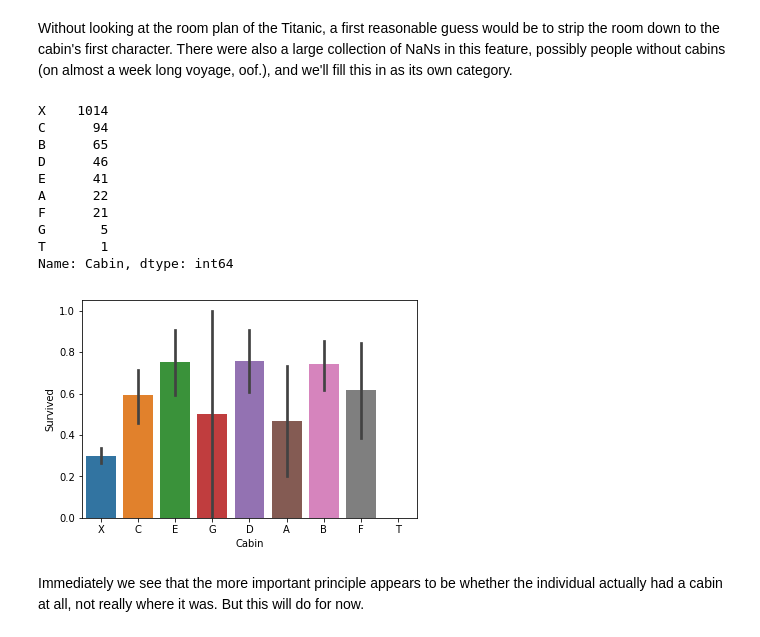
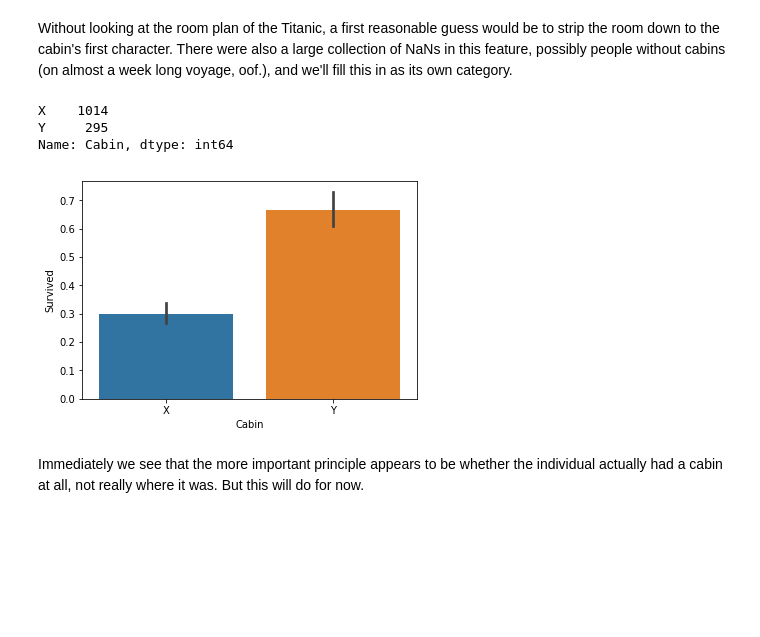
Before and after one commit to dj325/titanic_ensemble, a Jupyter notebook: titanic_reg.ipynb, the cells around one changed output. Drawn from its saved outputs; the diff is of its cells as text; code cells hidden in the pictures; blank space fills up the shorter version.

```diff
--- a/titanic_reg.ipynb
+++ b/titanic_reg.ipynb
@@ -189,6 +193,6 @@ def get_unique_titles(names):
 def get_title_from_name(name):
     return name.split(',')[1].split('.')[0].strip()
 # %%
-df_raw['Title'] = df_raw.Name.apply(get_title_from_name)
-sns.barplot('Title', 'Survived', data=df_raw);
+df['Title'] = df_raw.Name.apply(get_title_from_name)
+sns.barplot('Title', 'Survived', data=df);
 # %% [output]
@@ -217,6 +221,6 @@ Capt              1
 Name: Title, dtype: int64
 # %%
-all_names = df_raw.Name
+all_names = df.Name
 titles = get_unique_titles(all_names)
 
 title_mapping = {
@@ -240,6 +244,6 @@ title_mapping = {
     'Dona' : 3
 }
 
-df_raw['Title'] = df_raw.Name.apply(get_title_from_name)
-df_raw.Title = df_raw.Title.apply(lambda x: title_mapping[x])
+df['Title'] = df.Name.apply(get_title_from_name)
+df.Title = df.Title.apply(lambda x: title_mapping[x])
 # %%
@@ -270,26 +274,19 @@ def replace_cabins_with_level(cabin):
     if pd.isnull(cabin):
         return 'X'
     else:
-        return cabin[0]
+        return 'Y'
 # %%
-df_raw.Cabin = df_raw.Cabin.apply(replace_cabins_with_level)
+df.Cabin = df_raw.Cabin.apply(replace_cabins_with_level)
 # %%
-df_raw.Cabin.value_counts()
+df.Cabin.value_counts()
 # %% [output]
 X    1014
-C      94
-B      65
-D      46
-E      41
-A      22
-F      21
-G       5
-T       1
+Y     295
 Name: Cabin, dtype: int64
 # %%
-sns.barplot(x="Cabin", y="Survived", data=df_raw);
+sns.barplot(x="Cabin", y="Survived", data=df);
 # %% [output]
-[figure, old version]
+[figure, new version]
 # %% [markdown]
 Immediately we see that the more important principle appears to be whether the individual actually had a cabin at all, not really where it was. But this will do for now.
 # %% [markdown]
```
Also changed, not shown: parts of 56 cells of this notebook, 2 other files.
